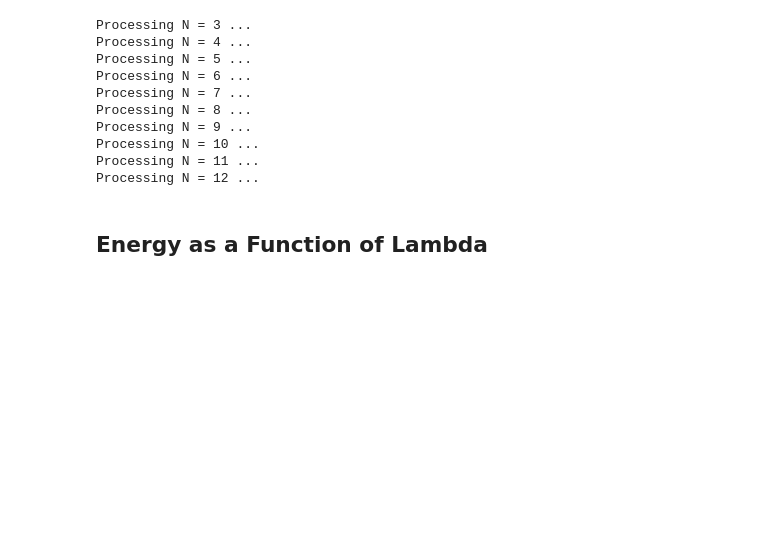
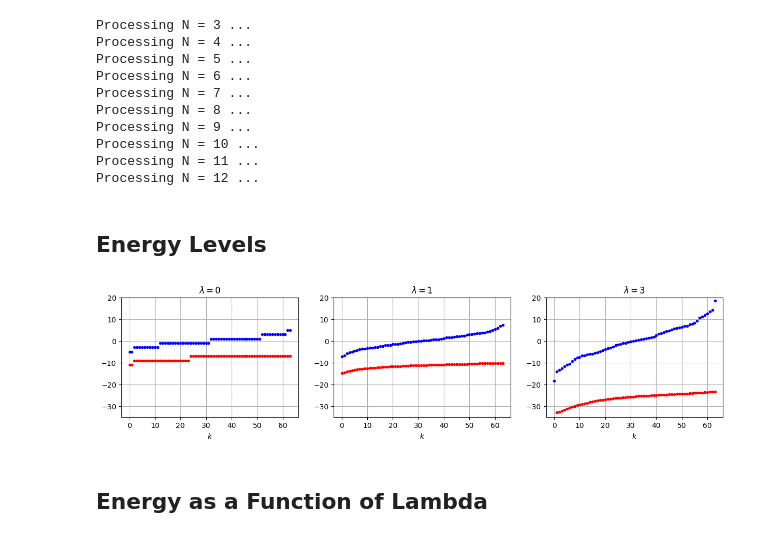
Before and after one commit to jchryssanthacopoulos/quantum_information, a Jupyter notebook: assignment_7/src/plot_ising.ipynb, the cells around one changed output. Cells and saved outputs as stored; diff of their text form; code cells hidden in the pictures; blank space fills up the shorter version.

Commit message:
Update presentation and add plots

```diff
--- a/assignment_7/src/plot_ising.ipynb
+++ b/assignment_7/src/plot_ising.ipynb
@@ -53,6 +53,49 @@ Processing N = 9 ...
 Processing N = 10 ...
 Processing N = 11 ...
 Processing N = 12 ...
+# %% [markdown]
+## Energy Levels
+# %%
+# lambda = 0
+E_N6_lam0 = read_eigenvalues(f"{data_dir}{os.sep}ising_N6_lam0.00.txt")
+E_N12_lam0 = read_eigenvalues(f"{data_dir}{os.sep}ising_N12_lam0.00.txt")
+
+# lambda = 1
+E_N6_lam1 = read_eigenvalues(f"{data_dir}{os.sep}ising_N6_lam1.00.txt")
+E_N12_lam1 = read_eigenvalues(f"{data_dir}{os.sep}ising_N12_lam1.00.txt")
+
+# lambda = 3
+E_N6_lam3 = read_eigenvalues(f"{data_dir}{os.sep}ising_N6_lam3.00.txt")
+E_N12_lam3 = read_eigenvalues(f"{data_dir}{os.sep}ising_N12_lam3.00.txt")
+# %%
+num_levels = 64
+# %%
+fig, ax = plt.subplots(1, 3, figsize=(15, 3))
+
+ax[0].plot(range(num_levels), E_N6_lam0[:num_levels], 'b.')
+ax[0].plot(range(num_levels), E_N12_lam0[:num_levels], 'r.')
+ax[0].set_title("$\lambda = 0$")
+ax[0].set_xlabel("$k$")
+ax[0].set_ylim([-35, 20])
+ax[0].grid()
+
+ax[1].plot(range(num_levels), E_N6_lam1[:num_levels], 'b.')
+ax[1].plot(range(num_levels), E_N12_lam1[:num_levels], 'r.')
+ax[1].set_title("$\lambda = 1$")
+ax[1].set_xlabel("$k$")
+ax[1].set_ylim([-35, 20])
+ax[1].grid()
+
+ax[2].plot(range(num_levels), E_N6_lam3[:num_levels], 'b.')
+ax[2].plot(range(num_levels), E_N12_lam3[:num_levels], 'r.')
+ax[2].set_title("$\lambda = 3$")
+ax[2].set_xlabel("$k$")
+ax[2].set_ylim([-35, 20])
+ax[2].grid()
+
+plt.savefig(f"{plot_dir}{os.sep}energy_vs_level_different_lambda.pdf", format="pdf", bbox_inches="tight")
+# %% [output]
+[figure, added]
 # %% [markdown]
 ## Energy as a Function of Lambda
 # %% [markdown]
```
Also changed, not shown: 2 other files.
